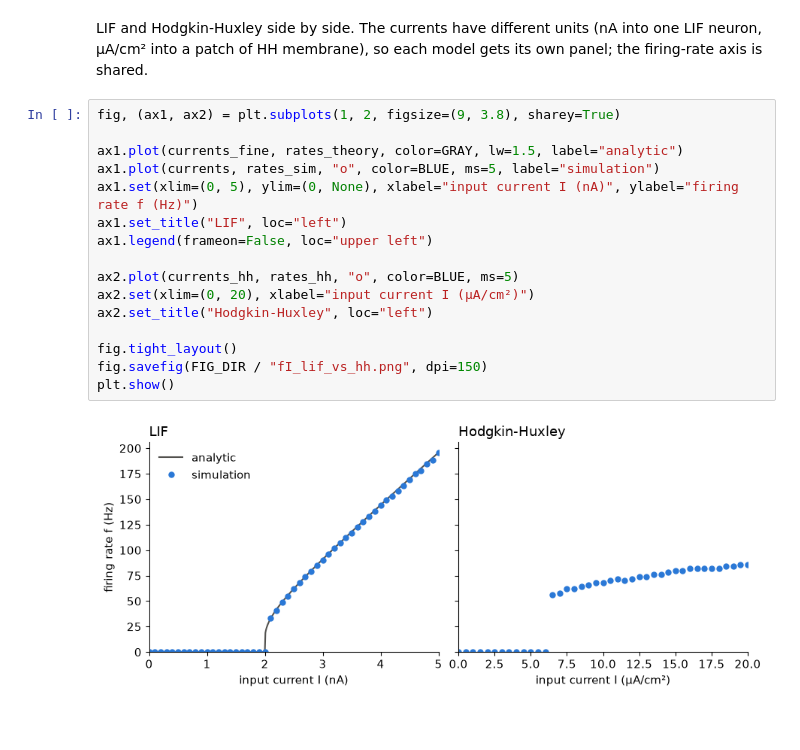
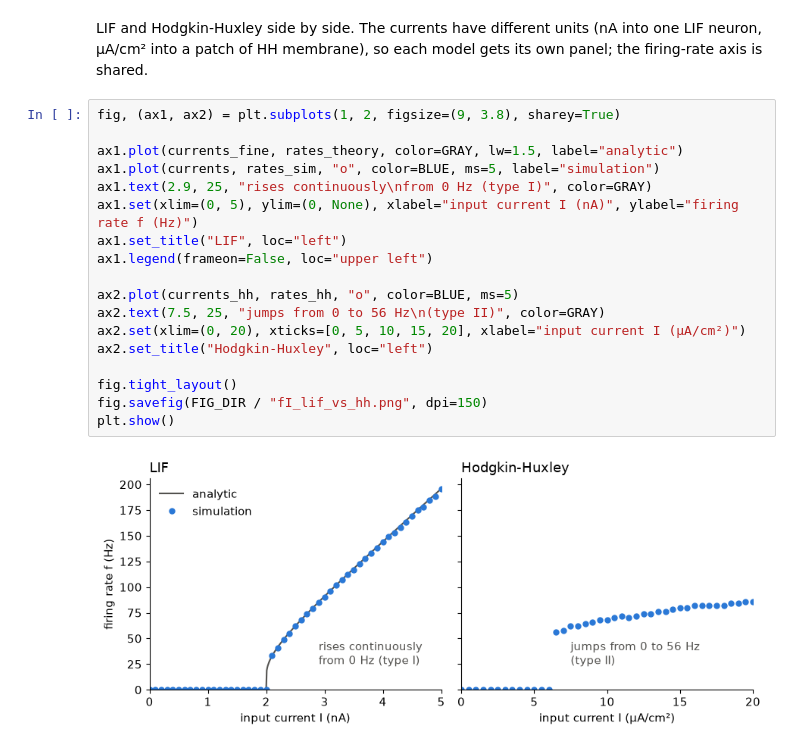
Before and after one commit to J-Duennebier/neuro-projects, a Jupyter notebook: 01-neuron-models/neuron_models.ipynb, the cells around one changed output. Drawn from its saved outputs; the diff is of its cells as text; blank space fills up the shorter version.

```diff
--- a/01-neuron-models/neuron_models.ipynb
+++ b/01-neuron-models/neuron_models.ipynb
@@ -288,18 +288,20 @@ LIF and Hodgkin-Huxley side by side. The currents have different units (nA into
 # %%
 fig, (ax1, ax2) = plt.subplots(1, 2, figsize=(9, 3.8), sharey=True)
 
 ax1.plot(currents_fine, rates_theory, color=GRAY, lw=1.5, label="analytic")
 ax1.plot(currents, rates_sim, "o", color=BLUE, ms=5, label="simulation")
+ax1.text(2.9, 25, "rises continuously\nfrom 0 Hz (type I)", color=GRAY)
 ax1.set(xlim=(0, 5), ylim=(0, None), xlabel="input current I (nA)", ylabel="firing rate f (Hz)")
 ax1.set_title("LIF", loc="left")
 ax1.legend(frameon=False, loc="upper left")
 
 ax2.plot(currents_hh, rates_hh, "o", color=BLUE, ms=5)
-ax2.set(xlim=(0, 20), xlabel="input current I (µA/cm²)")
+ax2.text(7.5, 25, "jumps from 0 to 56 Hz\n(type II)", color=GRAY)
+ax2.set(xlim=(0, 20), xticks=[0, 5, 10, 15, 20], xlabel="input current I (µA/cm²)")
 ax2.set_title("Hodgkin-Huxley", loc="left")
 
 fig.tight_layout()
 fig.savefig(FIG_DIR / "fI_lif_vs_hh.png", dpi=150)
 plt.show()
 # %% [output]
-[figure, old version]
+[figure, new version]
```
Also changed, not shown: parts of 14 cells of this notebook, 5 other files.
